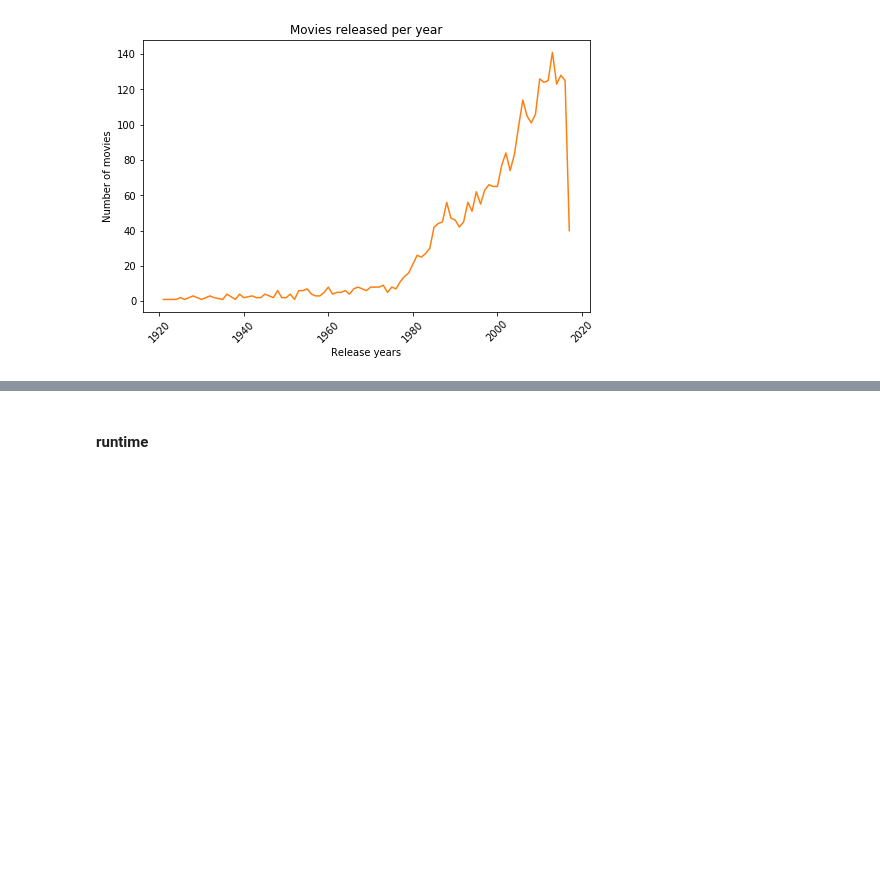
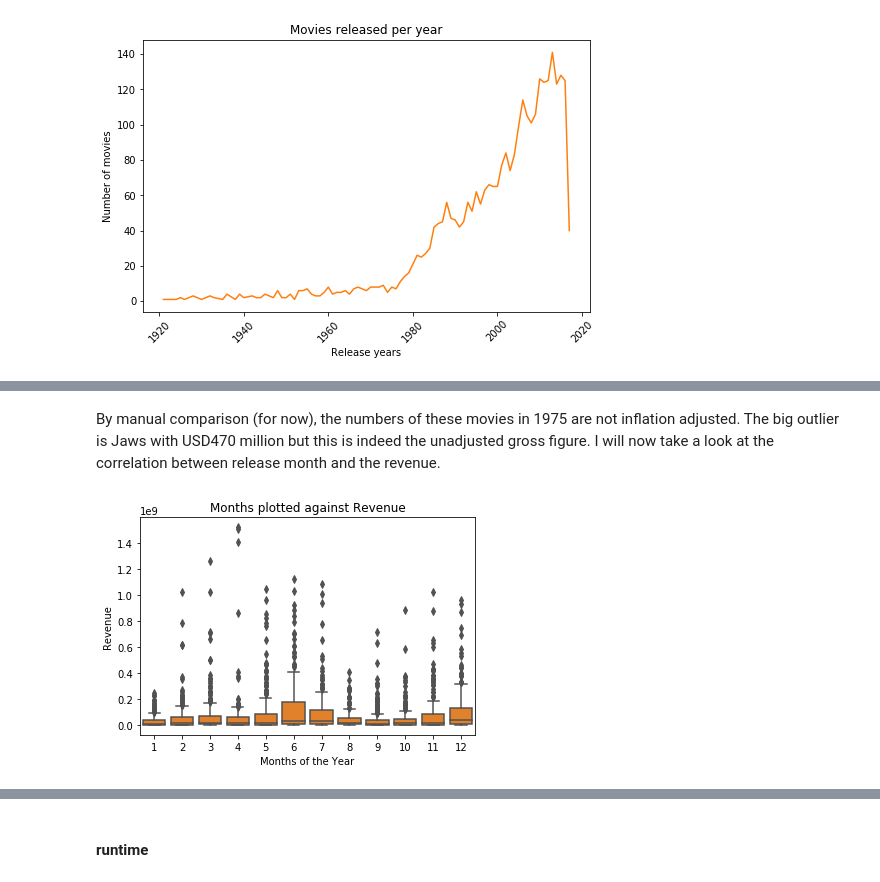
Before and after one commit to julianikulski/tmdb, a Jupyter notebook: tmdb.ipynb, the cells around one changed output, grey strips where cells are left out. Saved outputs shown, nothing was run; the diff lists cells and outputs as text; code cells hidden in the pictures; blank space fills up the shorter version.

```diff
--- a/tmdb.ipynb
+++ b/tmdb.ipynb
@@ -778,0 +818,9 @@ ax2.tick_params(axis='y', labelcolor = orange)
+# %% [markdown]
+By manual comparison (for now), the numbers of these movies in 1975 are not inflation adjusted. The big outlier is Jaws with USD470 million but this is indeed the unadjusted gross figure. I will now take a look at the correlation between release month and the revenue.
+# %%
+sb.boxplot(x='release_month', y='revenue', data = temp, color = orange)
+plt.xlabel('Months of the Year')
+plt.ylabel('Revenue')
+plt.title('Months plotted against Revenue');
+# %% [output]
+[figure, added]
```
Also changed, not shown: parts of 23 cells of this notebook.
